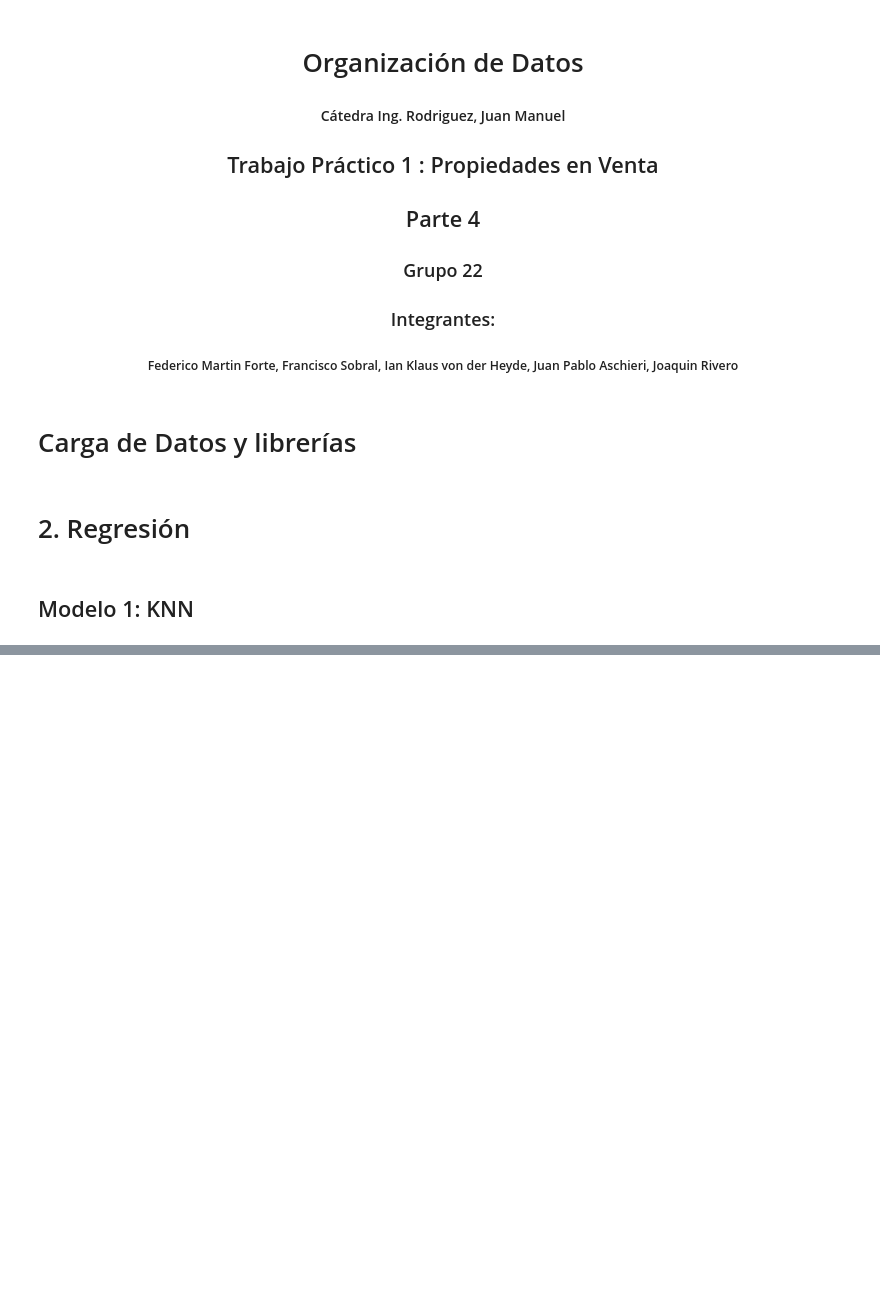
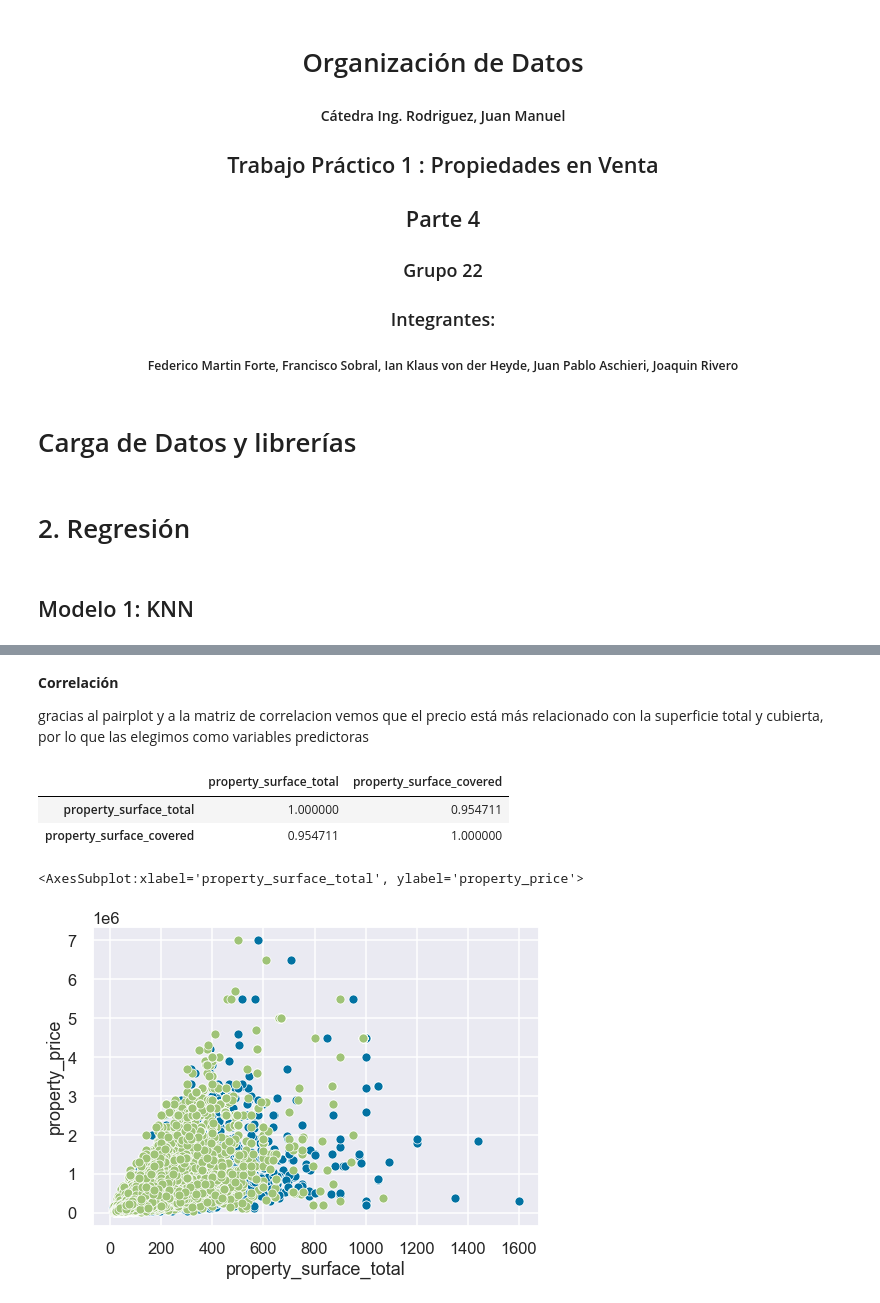
Before and after one commit to iankvdh/Organizacion-de-Datos-2C2022-GRUPO22, a Jupyter notebook: 7506R_TP1_GRUPO22_ENTREGA_REGRESION.ipynb, the cells around one changed output, grey strips where cells are left out. Saved outputs shown, nothing was run; the diff lists cells and outputs as text; code cells hidden in the pictures; blank space fills up the shorter version.

```diff
--- a/7506R_TP1_GRUPO22_ENTREGA_REGRESION.ipynb
+++ b/7506R_TP1_GRUPO22_ENTREGA_REGRESION.ipynb
@@ -35,0 +62,23 @@ poly = gp.read_file(r'./Datasets/barrios_procesados.geojson')
+# %% [markdown]
+**Correlación**
+
+gracias al pairplot y a la matriz de correlacion vemos que el precio está más relacionado con la superficie total y cubierta, por lo que las elegimos como variables predictoras
+# %%
+#selecciono variables regresoras y a predecir
+X_train = viviendas_caba_train[['property_surface_total', 'property_surface_covered']]
+X_test = viviendas_caba_test[['property_surface_total', 'property_surface_covered']]
+y_train = viviendas_caba_train.property_price
+y_test = viviendas_caba_test.property_price
+# %%
+#Heatmap correlación
+X_train.corr().style.background_gradient(cmap='coolwarm')
+# %% [output]
+|  | property_surface_total | property_surface_covered |
+| property_surface_total | 1.000000 | 0.954711 |
+| property_surface_covered | 0.954711 | 1.000000 |
+# %%
+sns.scatterplot(x=X_train.property_surface_total,y=y_train)
+sns.scatterplot(x=X_train.property_surface_covered,y=y_train)
+# %% [output]
+<AxesSubplot:xlabel='property_surface_total', ylabel='property_price'>
+[figure, added]
```
Also changed, not shown: parts of 35 cells of this notebook, 1 other file.
